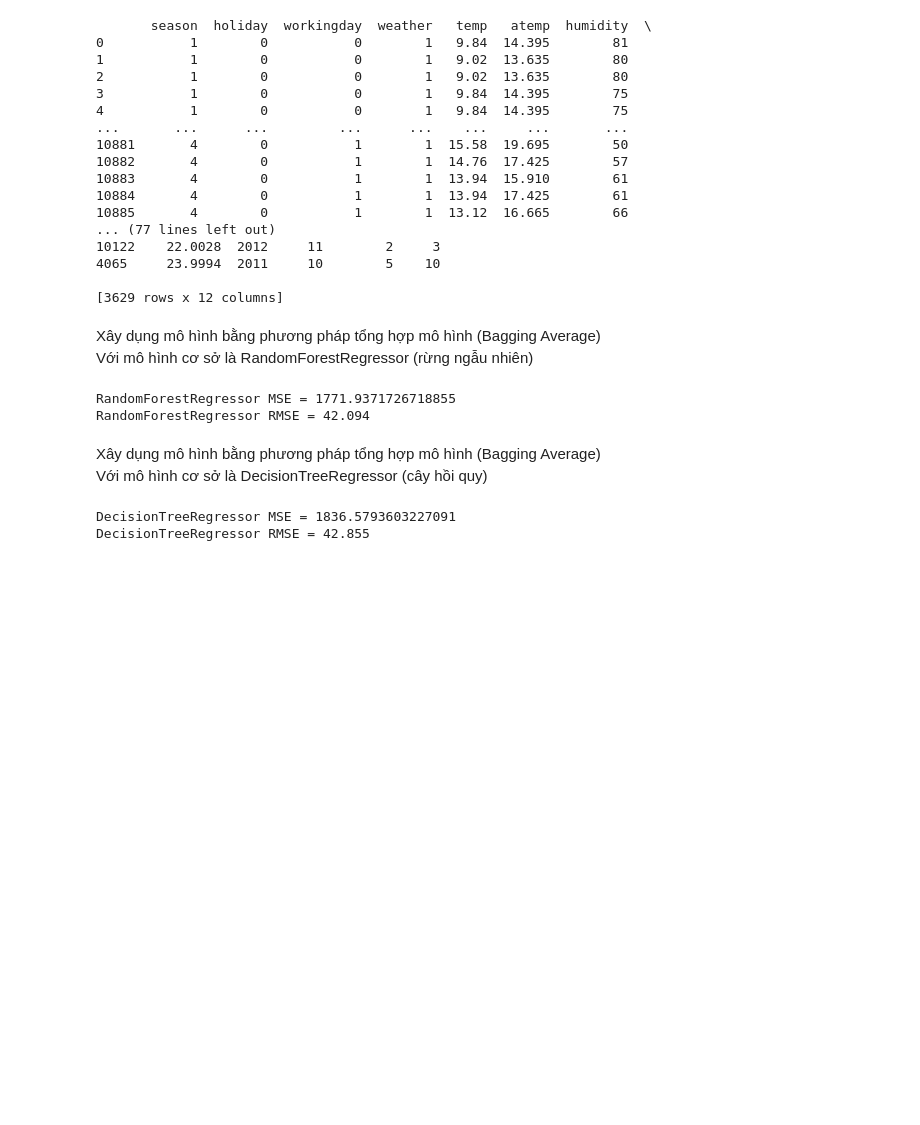
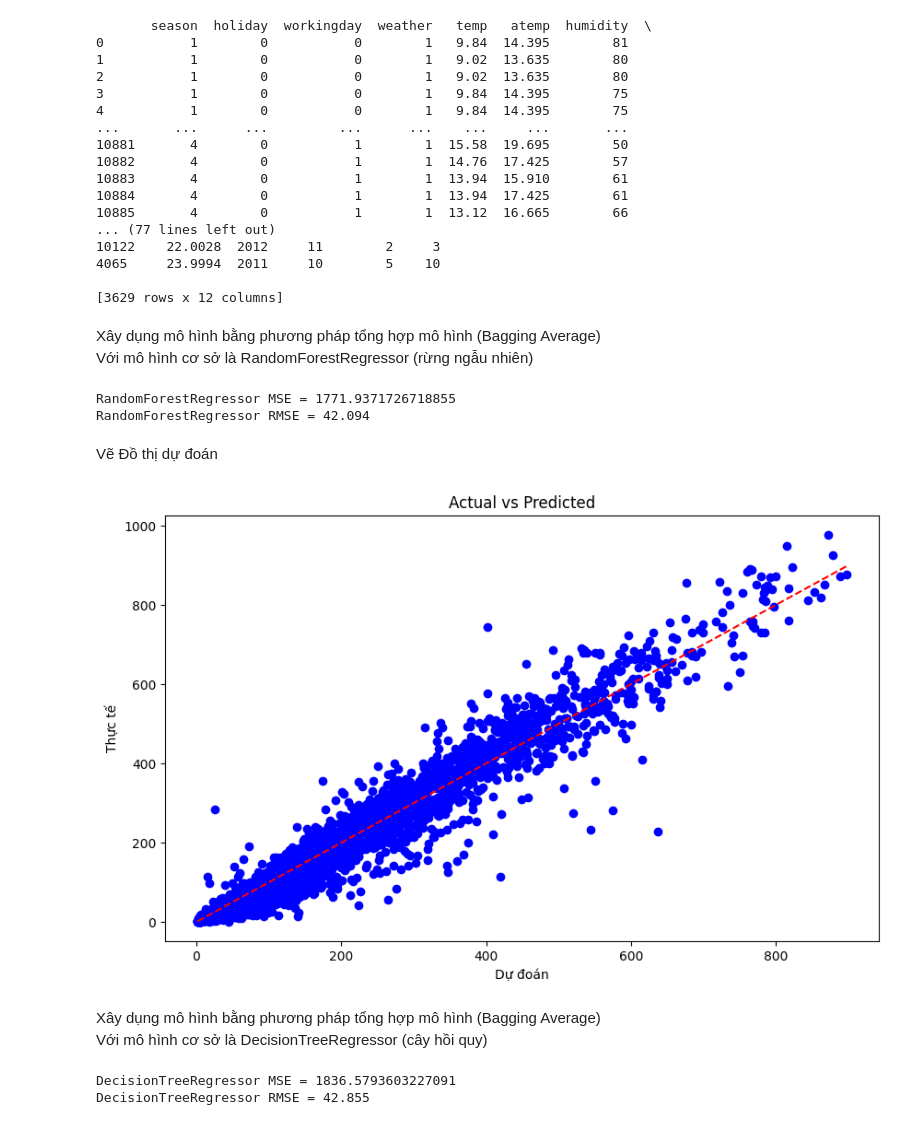
Before and after one commit to Viet0904/CT294_Bike_Sharing_Demand, a Jupyter notebook: Bagging_Average.ipynb, the cells around one changed output. Saved outputs shown, nothing was run; the diff lists cells and outputs as text; code cells hidden in the pictures; blank space fills up the shorter version.

```diff
--- a/Bagging_Average.ipynb
+++ b/Bagging_Average.ipynb
@@ -161,6 +161,19 @@ print("RandomForestRegressor RMSE = " + str(round(rmse_err_DT, 3)))
 # %% [output]
 RandomForestRegressor MSE = 1771.9371726718855
 RandomForestRegressor RMSE = 42.094
+# %% [markdown]
+Vẽ Đồ thị dự đoán
+# %%
+# Vẽ đồ thị dự đoán với trục X là dự đoán và trục Y là thực tế
+plt.figure(figsize=(10, 6))
+plt.scatter(y_pred, y_test, color='blue')
+plt.plot([min(y_pred), max(y_pred)], [min(y_pred), max(y_pred)], linestyle='--', color='red')
+plt.xlabel('Dự đoán')
+plt.ylabel('Thực tế')
+plt.title('Actual vs Predicted')
+plt.show()
+# %% [output]
+[figure, added]
 # %% [markdown]
 Xây dụng mô hình bằng phương pháp tổng hợp mô hình (Bagging Average)<br>
 Với mô hình cơ sở là DecisionTreeRegressor (cây hồi quy)  <br>
```
Also changed, not shown: parts of 10 cells of this notebook, 5 other files.
